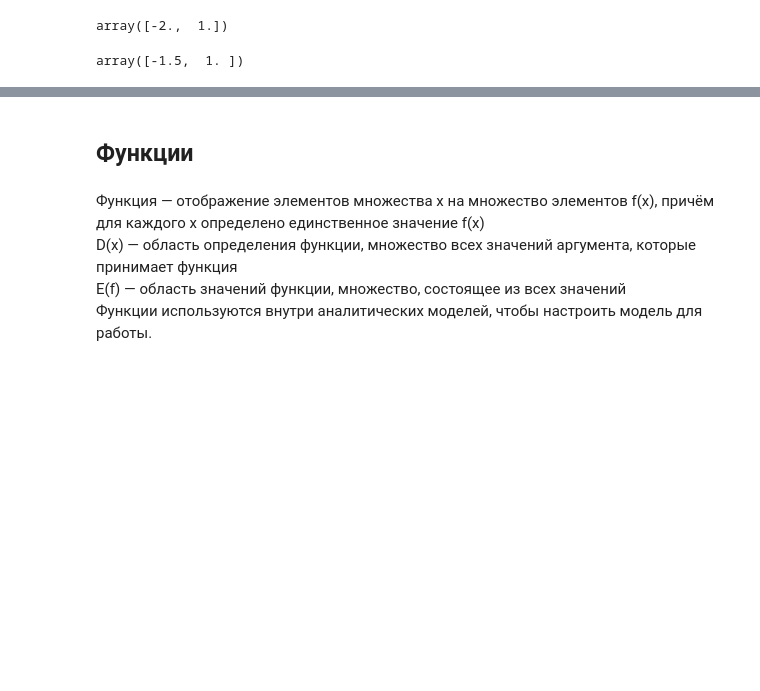
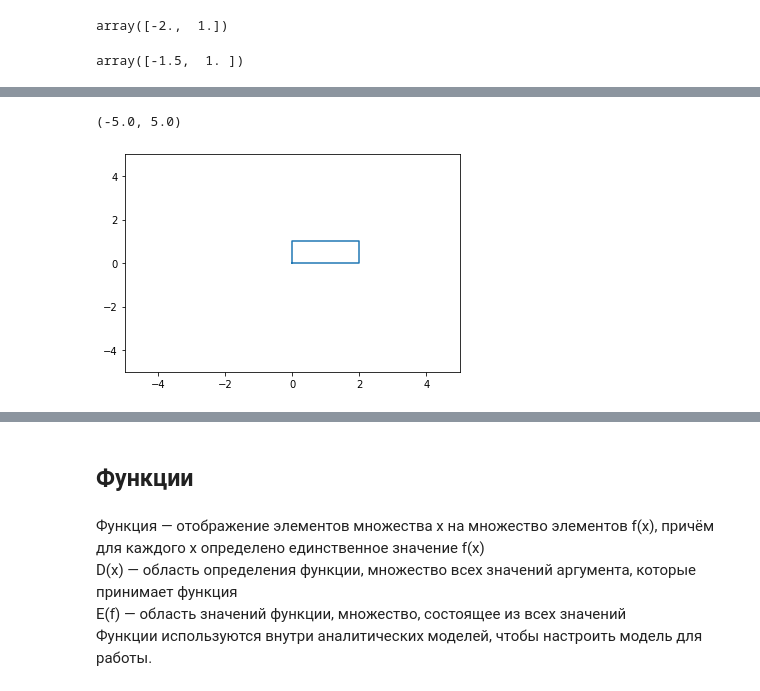
Before and after one commit to iaidarf/DS_tutorials, a Jupyter notebook: notebooks/Vector.Matrix.Function.ipynb, the cells around one changed output, grey strips where cells are left out. Drawn from its saved outputs; the diff is of its cells as text; code cells hidden in the pictures; blank space fills up the shorter version.

```diff
--- a/notebooks/Vector.Matrix.Function.ipynb
+++ b/notebooks/Vector.Matrix.Function.ipynb
@@ -408,0 +475,26 @@ array([-1.5,  1. ])
+# %%
+# исходный объект
+A = [[0,0], [0,1], [1,1], [1,0], [0,0]]
+A = np.array(A)
+
+# Применим к объекту некоторый линейный оператор B (диагональная матрица)
+B = np.array([[2,0],[0,1]])
+
+# для перемножения необходимо транспонировать исходную матрицу А,
+# чтобы она совпадала по размерности с матрицей В
+res = B@A.T
+
+# полученный результат транспонируем обратно, чтобы можно было ег графически отобразить
+res = res.T
+
+# визуализируем
+A = np.array(res)
+x = A[:,0]
+y = A[:,1]
+
+plt.plot(x,y)
+plt.ylim([-5,5])
+plt.xlim([-5,5])
+# %% [output]
+(-5.0, 5.0)
+[figure, added]
```
Also changed, not shown: parts of 16 cells of this notebook, 3 other files.
